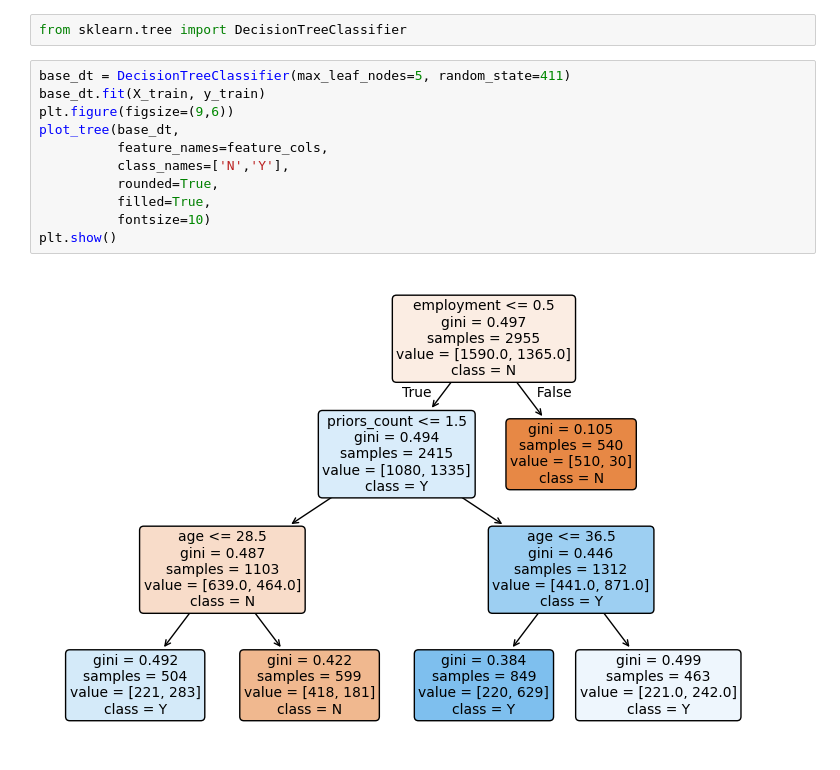
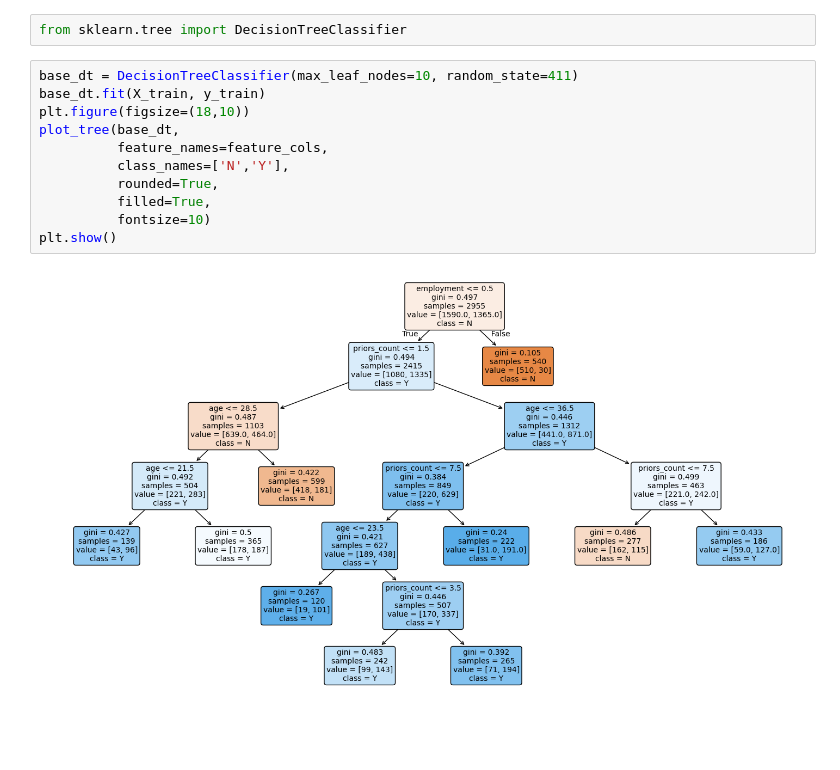
Before and after one commit to gwardasz/xai, a Jupyter notebook: Tree_with_HS.ipynb, the cells around one changed output. Drawn from its saved outputs; the diff is of its cells as text; blank space fills up the shorter version.

```diff
--- a/Tree_with_HS.ipynb
+++ b/Tree_with_HS.ipynb
@@ -83,18 +84,18 @@ To see the colours, we need to build a DecisionTreeClassifier without HS, as HS
 # %%
 from sklearn.tree import DecisionTreeClassifier
 # %%
-base_dt = DecisionTreeClassifier(max_leaf_nodes=5, random_state=411)
+base_dt = DecisionTreeClassifier(max_leaf_nodes=10, random_state=411)
 base_dt.fit(X_train, y_train)
-plt.figure(figsize=(9,6))
+plt.figure(figsize=(18,10))
 plot_tree(base_dt,
           feature_names=feature_cols,
           class_names=['N','Y'],
           rounded=True,
           filled=True,
           fontsize=10)
 plt.show()
 # %% [output]
-[figure, old version]
+[figure, new version]
 # %%
 # Range of max_leaf_nodes values
 max_leaf_nodes_values = range(2, 41)
```
Also changed, not shown: parts of 6 cells of this notebook.
